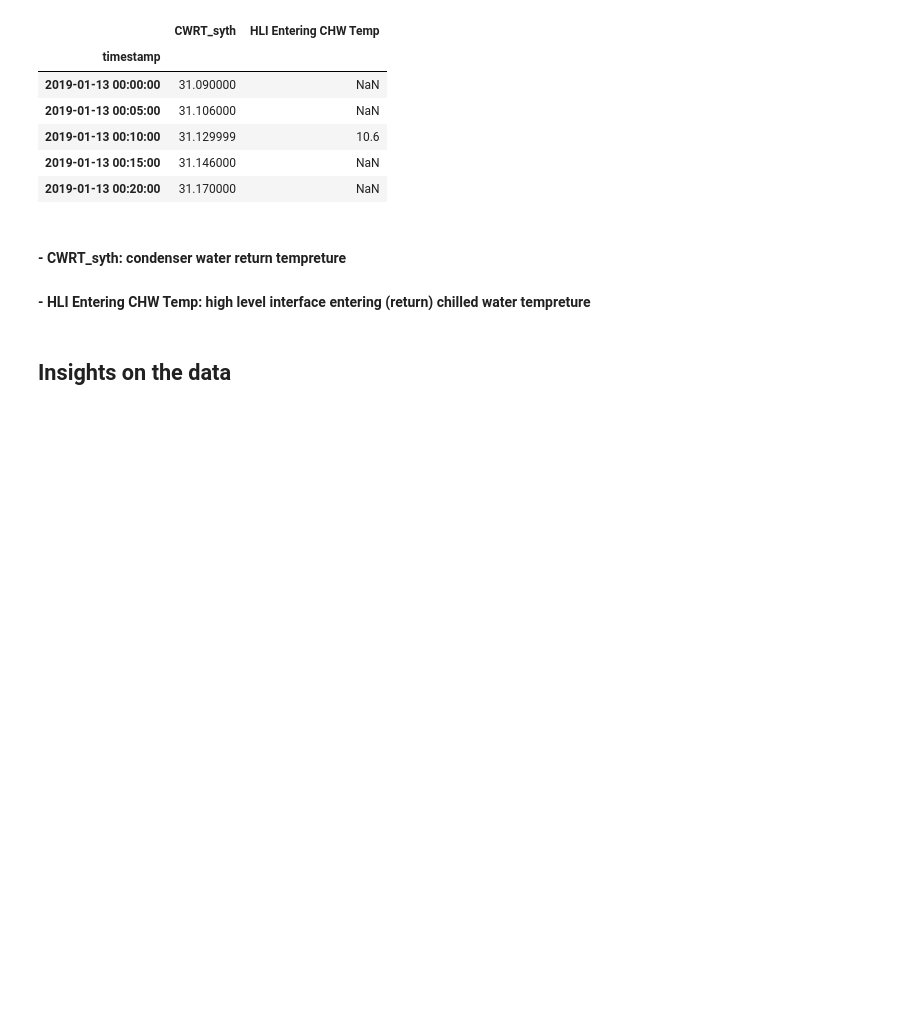
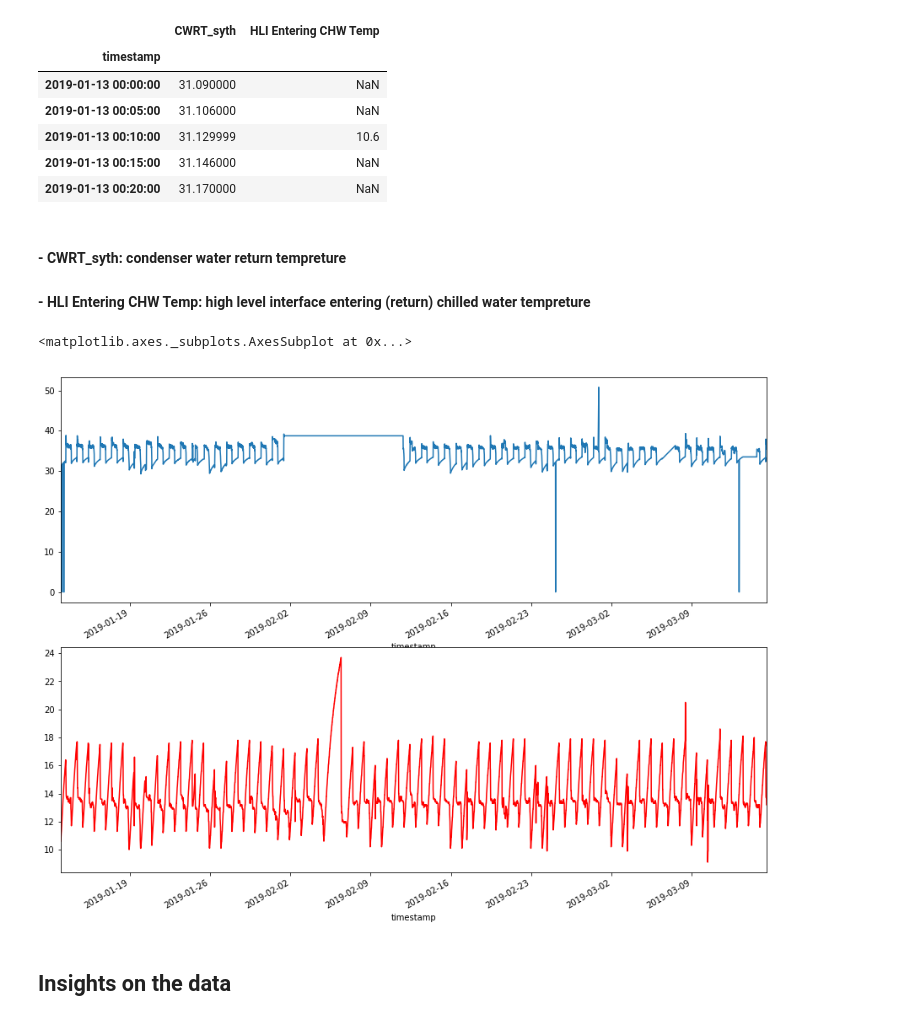
Before and after one commit to codingneo/ts-anomaly, a Jupyter notebook: notebooks/data-exploration.ipynb, the cells around one changed output. Saved outputs shown, nothing was run; the diff lists cells and outputs as text; code cells hidden in the pictures; blank space fills up the shorter version.

```diff
--- a/notebooks/data-exploration.ipynb
+++ b/notebooks/data-exploration.ipynb
@@ -37,3 +34,14 @@ series1 = data['CWRT_syth'].dropna()
+# %%
+# Let's take only the CWRT_syth first
+series1 = data['CWRT_syth'].dropna()
+series2 = data['HLI Entering CHW Temp'].dropna()
+
+fig, axes = plt.subplots(nrows=2, ncols=1)
+series1.plot(ax=axes[0], figsize=[15,12])
+series2.plot(ax=axes[1], color='r', figsize=[15,12])
+# %% [output]
+<matplotlib.axes._subplots.AxesSubplot at 0x...>
+[figure, added]
 # %% [markdown]
 ## Insights on the data
 # %% [markdown]
```
Also changed, not shown: parts of 13 cells of this notebook.
